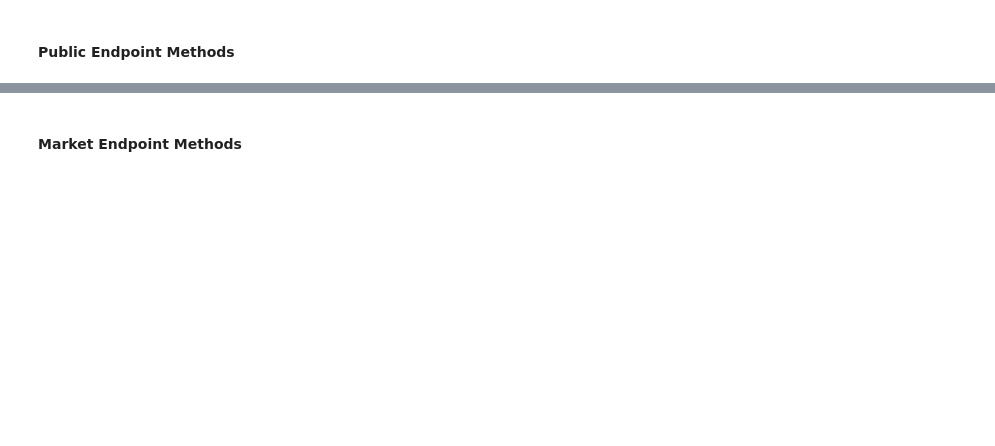
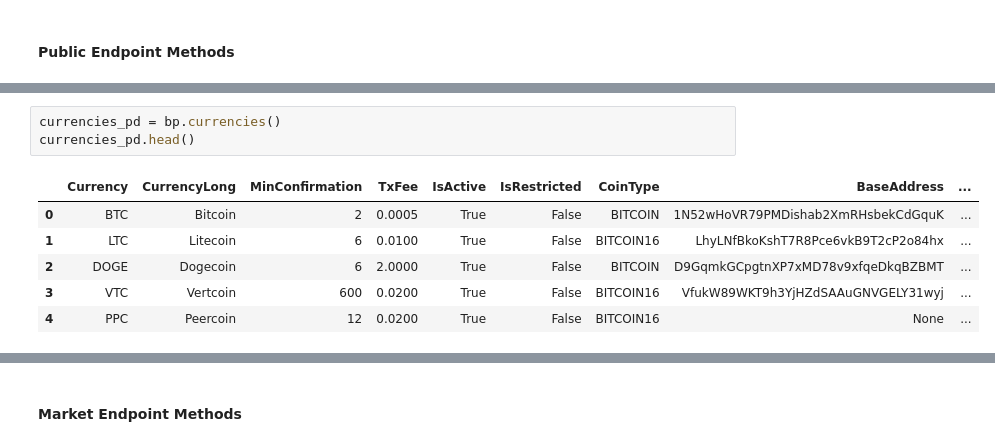
Before and after one commit to Distortedlogic/ionomy-python, a Jupyter notebook: docs/source/notebooks/bitpanda.ipynb, the cells around one changed output, grey strips where cells are left out. Saved outputs shown, nothing was run; the diff lists cells and outputs as text; blank space fills up the shorter version.

```diff
--- a/docs/source/notebooks/bitpanda.ipynb
+++ b/docs/source/notebooks/bitpanda.ipynb
@@ -23 +29,11 @@ currencies = bt.currencies()
+# %%
+currencies_pd = bp.currencies()
+currencies_pd.head()
+# %% [output]
+|  | Currency | CurrencyLong | MinConfirmation | TxFee | IsActive | IsRestricted | CoinType | BaseAddress | ... |
+| 0 | BTC | Bitcoin | 2 | 0.0005 | True | False | BITCOIN | 1N52wHoVR79PMDishab2XmRHsbekCdGquK | ... |
+| 1 | LTC | Litecoin | 6 | 0.0100 | True | False | BITCOIN16 | LhyLNfBkoKshT7R8Pce6vkB9T2cP2o84hx | ... |
+| 2 | DOGE | Dogecoin | 6 | 2.0000 | True | False | BITCOIN | D9GqmkGCpgtnXP7xMD78v9xfqeDkqBZBMT | ... |
+| 3 | VTC | Vertcoin | 600 | 0.0200 | True | False | BITCOIN16 | VfukW89WKT9h3YjHZdSAAuGNVGELY31wyj | ... |
+| 4 | PPC | Peercoin | 12 | 0.0200 | True | False | BITCOIN16 | None | ... |
 # %%
```
Also changed, not shown: parts of 24 cells of this notebook.
